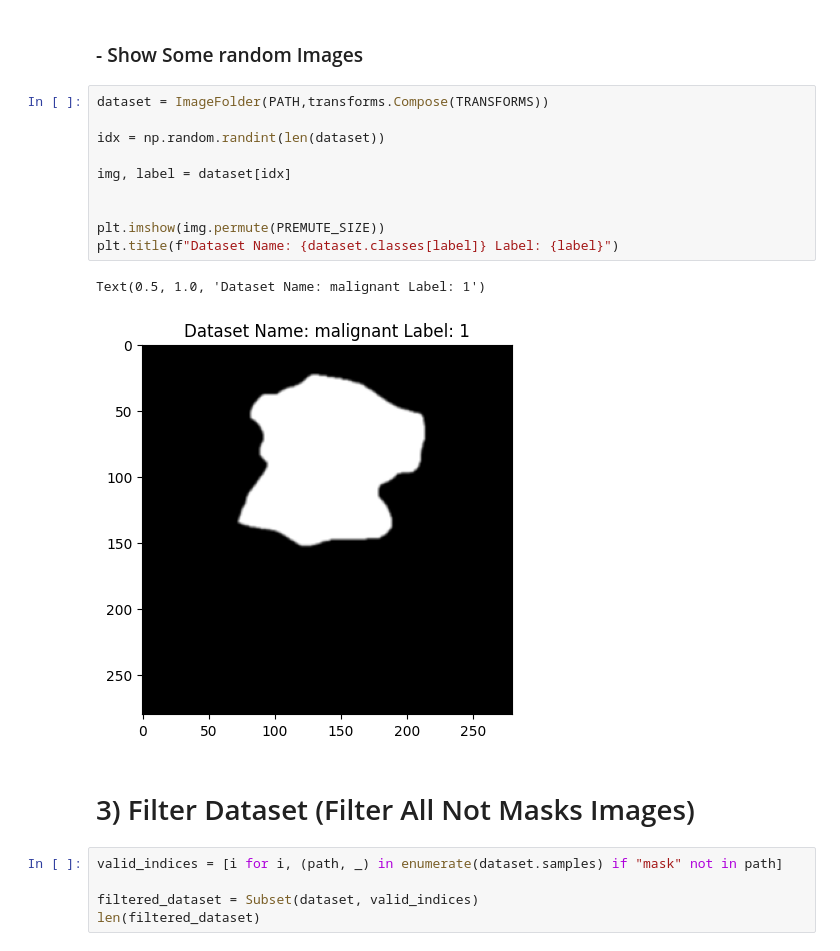
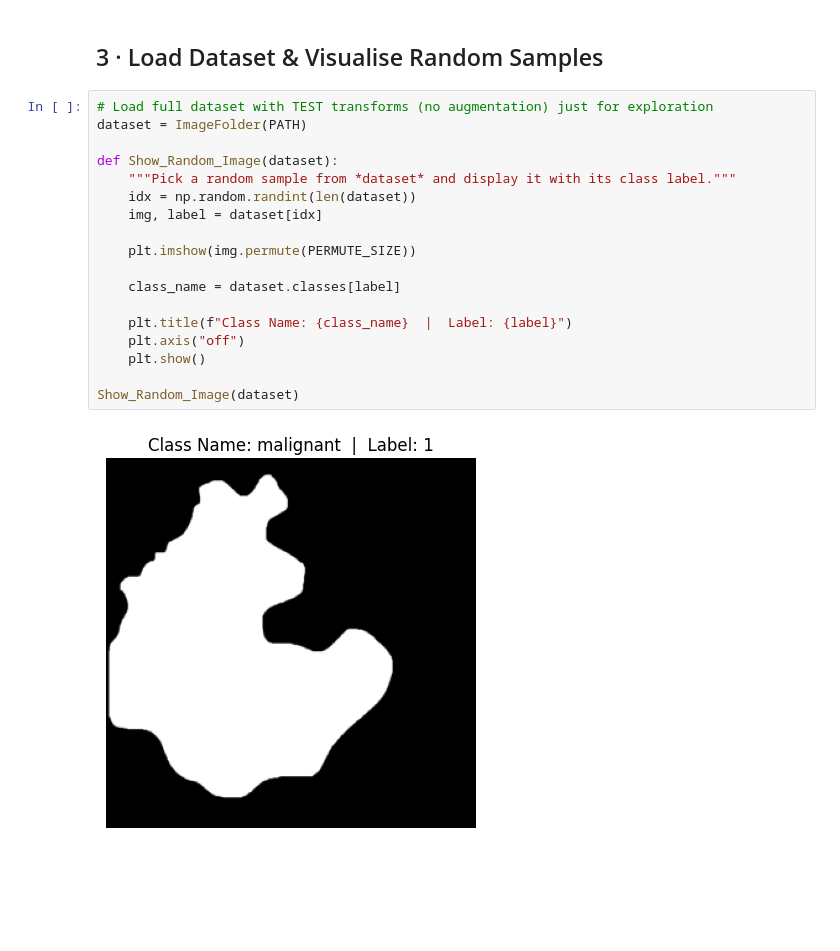
Before and after one commit to abdubakr77/cancer-classification, a Jupyter notebook: Cancer Image Classification.ipynb, the cells around one changed output. Drawn from its saved outputs; the diff is of its cells as text; blank space fills up the shorter version.

Commit message:
feat: Added Function to Show random Image & Built DataLoader for each dataset (Train & Test)

```diff
--- a/Cancer Image Classification.ipynb
+++ b/Cancer Image Classification.ipynb
@@ -38,25 +75,25 @@ EPOCHS = 10
 os.listdir(PATH)
 # %% [output]
 ['benign', 'malignant', 'normal']
-# %% [markdown]
-### - Show Some random Images
+# %% [markdown]
+## 3 · Load Dataset & Visualise Random Samples
 # %%
-dataset = ImageFolder(PATH,transforms.Compose(TRANSFORMS))
+# Load full dataset with TEST transforms (no augmentation) just for exploration
+dataset = ImageFolder(PATH)
 
-idx = np.random.randint(len(dataset))
+def Show_Random_Image(dataset):
+    """Pick a random sample from *dataset* and display it with its class label."""
+    idx = np.random.randint(len(dataset))
+    img, label = dataset[idx]
 
-img, label = dataset[idx]
+    plt.imshow(img.permute(PERMUTE_SIZE))
 
+    class_name = dataset.classes[label]
 
-plt.imshow(img.permute(PREMUTE_SIZE))
-plt.title(f"Dataset Name: {dataset.classes[label]} Label: {label}")
+    plt.title(f"Class Name: {class_name}  |  Label: {label}")
+    plt.axis("off")
+    plt.show()
+
+Show_Random_Image(dataset)
 # %% [output]
-Text(0.5, 1.0, 'Dataset Name: malignant Label: 1')
-[figure, old version]
+[figure, new version]
-# %% [markdown]
-# 3) Filter Dataset (Filter All Not Masks Images)
-# %%
-valid_indices = [i for i, (path, _) in enumerate(dataset.samples) if "mask" not in path]
-
-filtered_dataset = Subset(dataset, valid_indices)
-len(filtered_dataset)
```
Also changed, not shown: parts of 15 cells of this notebook, 1 other file.
